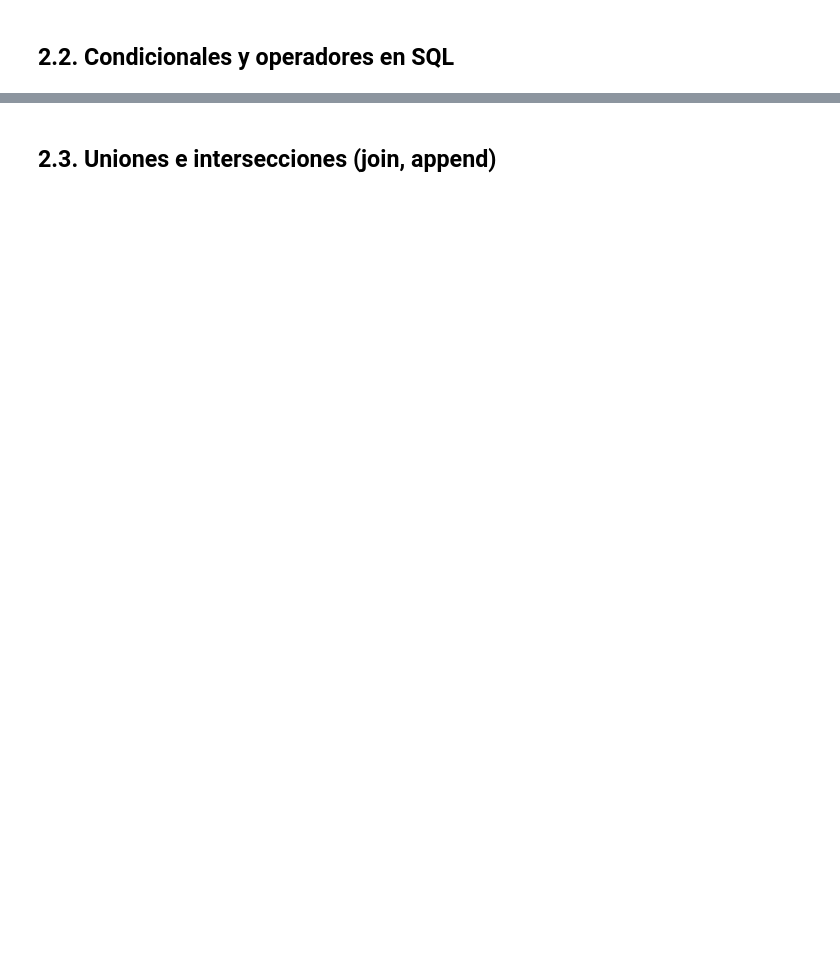
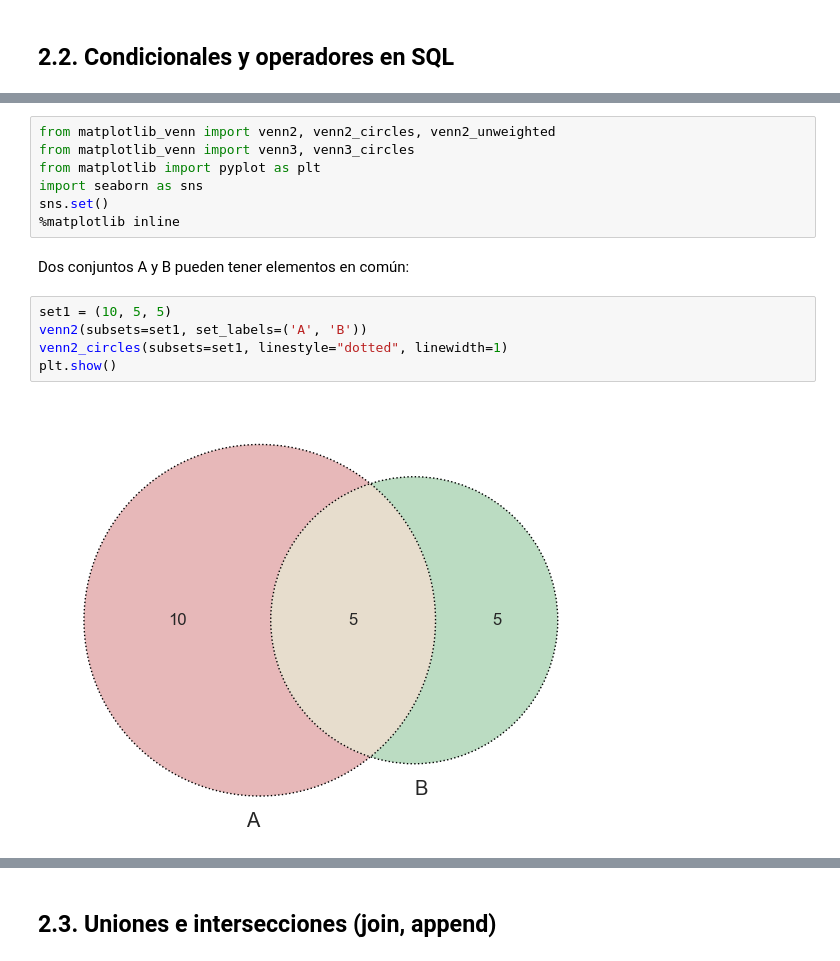
Before and after one commit to alejo-acosta/pmdb-material, a Jupyter notebook: 2.0-Bases de datos relacionales.ipynb, the cells around one changed output, grey strips where cells are left out. Saved outputs shown, nothing was run; the diff lists cells and outputs as text; blank space fills up the shorter version.

```diff
--- a/2.0-Bases de datos relacionales.ipynb
+++ b/2.0-Bases de datos relacionales.ipynb
@@ -28,0 +97,16 @@ Y conectamos con líneas entre ellos, veamos un ejemplo:
+# %%
+from matplotlib_venn import venn2, venn2_circles, venn2_unweighted
+from matplotlib_venn import venn3, venn3_circles
+from matplotlib import pyplot as plt
+import seaborn as sns
+sns.set()
+%matplotlib inline
+# %% [markdown]
+Dos conjuntos A y B pueden tener elementos en común:
+# %%
+set1 = (10, 5, 5)
+venn2(subsets=set1, set_labels=('A', 'B'))
+venn2_circles(subsets=set1, linestyle="dotted", linewidth=1)
+plt.show()
+# %% [output]
+[figure, added]
```
Also changed, not shown: parts of 12 cells of this notebook, 37 other files.
